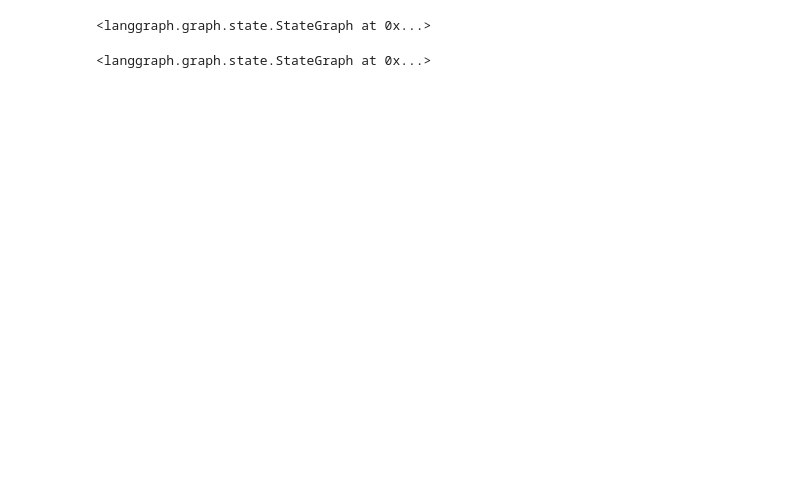
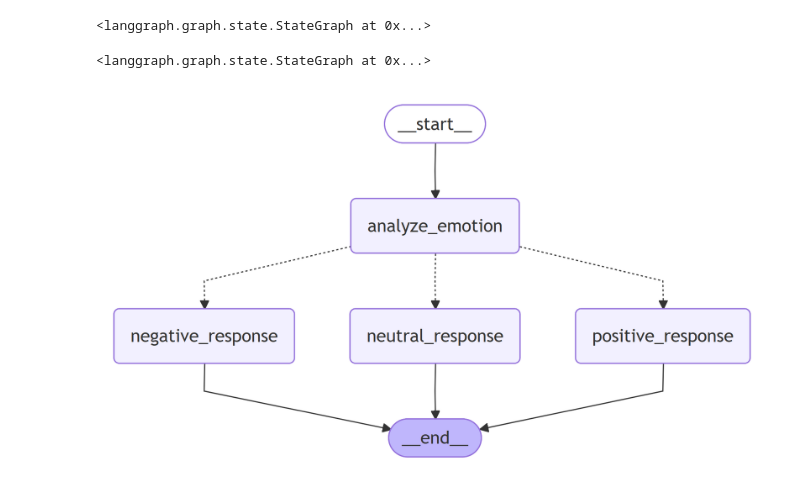
Before and after one commit to postforty/kor-it-langchain-class, a Jupyter notebook: ch10/sec01/02_conditional_routing.ipynb, the cells around one changed output. Drawn from its saved outputs; the diff is of its cells as text; code cells hidden in the pictures; blank space fills up the shorter version.

```diff
--- a/ch10/sec01/02_conditional_routing.ipynb
+++ b/ch10/sec01/02_conditional_routing.ipynb
@@ -107,6 +107,20 @@ graph_builder.add_edge("neutral_response", END)
 <langgraph.graph.state.StateGraph at 0x...>
 # %%
 graph = graph_builder.compile()
+# %%
+import nest_asyncio
+from IPython.display import display, Image
+from langchain_core.runnables.graph_mermaid import MermaidDrawMethod
+
+# nest_asyncio를 적용하여 이벤트 루프 중첩 오류를 해결한다.
+nest_asyncio.apply()
+
+# (옵션) 그래프를 시각화
+# 이 코드는 이미 langchain_core 라이브러리의 pyppeteer.launch()에
+# executablePath가 하드코딩된 상태를 전제로 한다.
+display(Image(graph.get_graph().draw_mermaid_png(draw_method=MermaidDrawMethod.PYPPETEER)))
+# %% [output]
+[figure, added]
 # %%
 from IPython.display import Image, display
 
```
Also changed, not shown: parts of 4 cells of this notebook, 8 other files.
